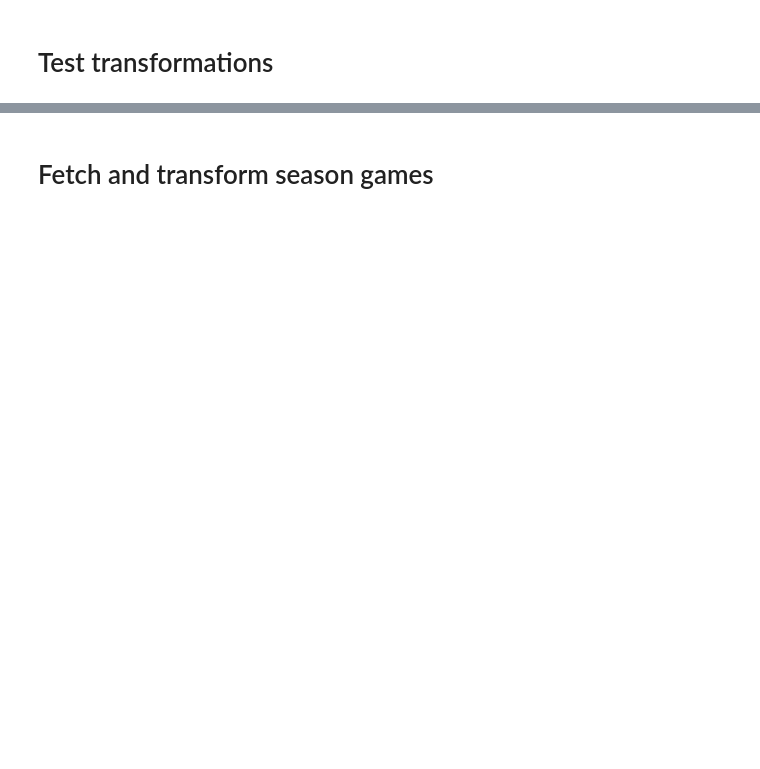
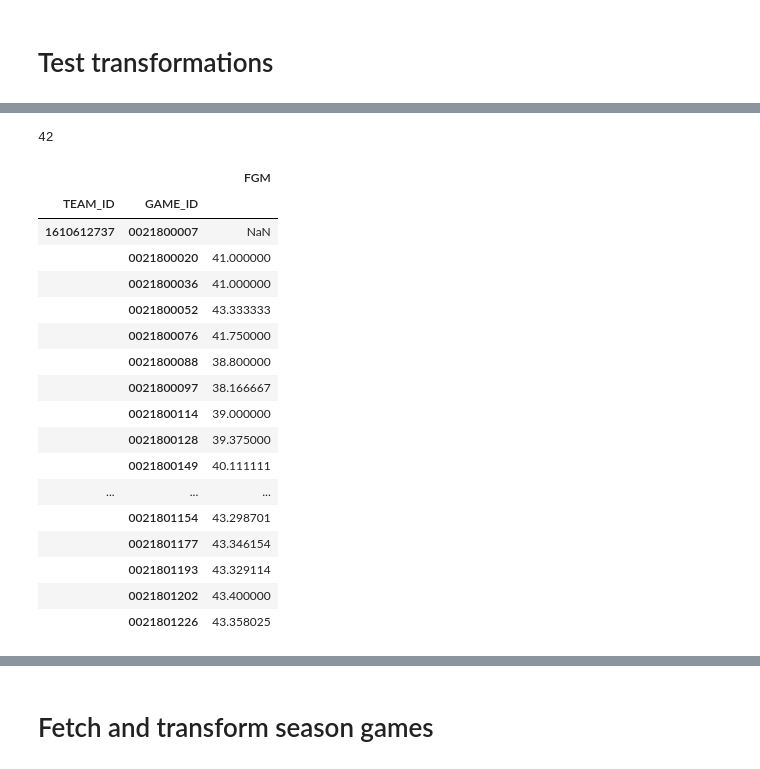
Before and after one commit to ncalderon/nba-predictor, a Jupyter notebook: dataset.ipynb, the cells around one changed output, grey strips where cells are left out. Drawn from its saved outputs; the diff is of its cells as text; code cells hidden in the pictures; blank space fills up the shorter version.

```diff
--- a/dataset.ipynb
+++ b/dataset.ipynb
@@ -188 +130,52 @@ pd.concat([df_17, df_18])
+# %%
+# next_season = leaguegamelog.LeagueGameLog(season_type_all_star="Regular Season"
+#                                        , season="2017-18").get_data_frames()[0].set_index('GAME_ID').sort_values(by=['GAME_DATE'])
+
+#cond = (raw_season_games.SEASON_ID.str[-4:] == '2018')
+cond = ((raw_season_games.TEAM_ABBREVIATION == 'MIL') | (raw_season_games.TEAM_ABBREVIATION == 'ATL')) & (raw_season_games.SEASON_ID.str[-4:] == '2018')
+next_season = raw_season_games[cond]
+
+ #
+#next_season.reset_index()
+#.sort_values(by=['GAME_DATE', 'GAME_ID'])
+
+#grouped = next_season.groupby(by=["TEAM_ID", "GAME_ID"]).count()
+
+#0021800023 4200
+print(next_season.loc['0021800003']["FGM"])
+res = next_season.groupby(by=["TEAM_ID"])[['FGM']].expanding().mean().groupby(level=0).shift(1)
+#.reset_index(level=0)
+#res.loc['0021800023']["FGM"]
+res
+
+# next_season[['MIN', 'FGM', 'FGA', 'FG_PCT', 'FG3M', 'FG3A', 'FG3_PCT', 'FTM', 'FTA', 'FT_PCT', 'OREB', 'DREB', 'REB',
+#              'AST', 'STL', 'BLK', 'TOV', 'PF', 'PTS', 'PLUS_MINUS']] \
+# .groupby(next_season["TEAM_ID"], group_keys=False).shift(1) \
+#             .rolling(window=82, min_periods=0).mean()
+#.apply(expanding_mean)
+#season_games_mean
+#next_season = pd.merge(next_season, season_games_mean, suffixes=['', '_MEAN'],
+#                                on=['GAME_ID'])
+# next_season = pd.concat([next_season, season_games_mean], axis=1, sort=False)
+# next_season[next_season.TEAM_ABBREVIATION == 'MIL'][cols].head(300)
+# %% [output]
+42
+|  |  | FGM |
+| TEAM_ID | GAME_ID |  |
+| 1610612737 | 0021800007 | NaN |
+|  | 0021800020 | 41.000000 |
+|  | 0021800036 | 41.000000 |
+|  | 0021800052 | 43.333333 |
+|  | 0021800076 | 41.750000 |
+|  | 0021800088 | 38.800000 |
+|  | 0021800097 | 38.166667 |
+|  | 0021800114 | 39.000000 |
+|  | 0021800128 | 39.375000 |
+|  | 0021800149 | 40.111111 |
+| ... | ... | ... |
+|  | 0021801154 | 43.298701 |
+|  | 0021801177 | 43.346154 |
+|  | 0021801193 | 43.329114 |
+|  | 0021801202 | 43.400000 |
+|  | 0021801226 | 43.358025 |
 # %%
```
Also changed, not shown: parts of 17 cells of this notebook, 3 other files.
